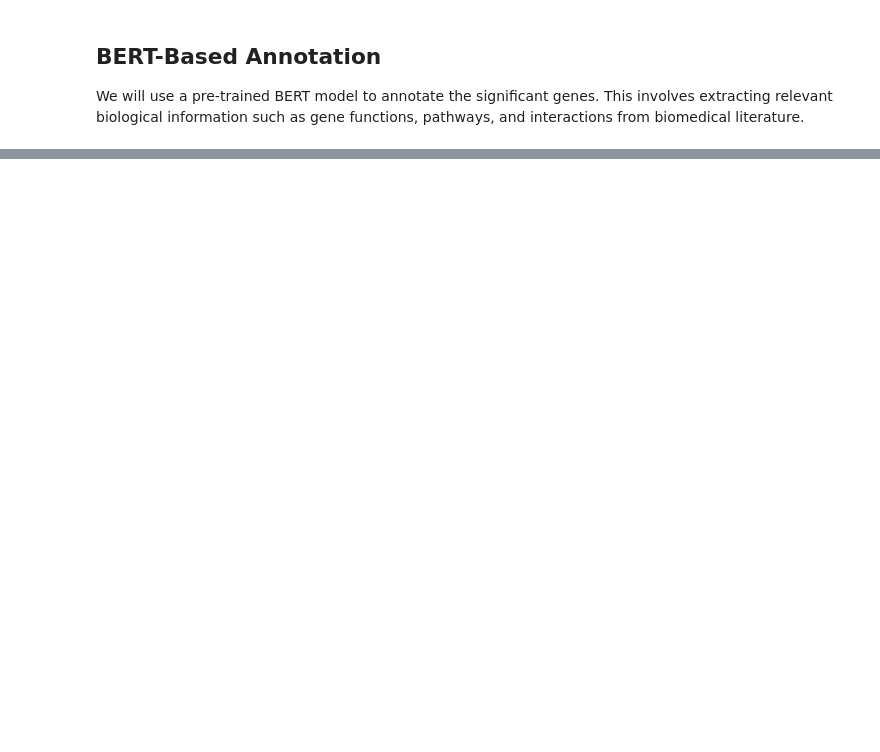
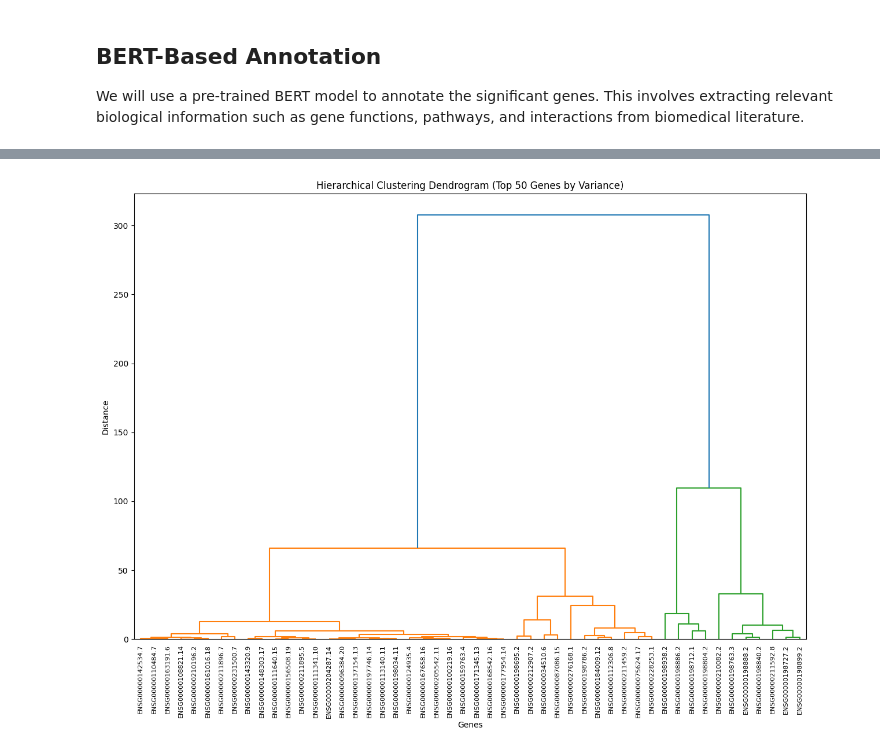
Before and after one commit to christophergaughan/sample-work, a Jupyter notebook: Copy_of_NB_7_GDC_API_BERT.ipynb, the cells around one changed output, grey strips where cells are left out. Cells and saved outputs as stored; diff of their text form; code cells hidden in the pictures; blank space fills up the shorter version.

```diff
--- a/Copy_of_NB_7_GDC_API_BERT.ipynb
+++ b/Copy_of_NB_7_GDC_API_BERT.ipynb
@@ -3266,0 +4074,31 @@ X_train, X_val, y_train, y_val = train_test_split(X, y, test_size=0.2, random_st
+# %%
+import pandas as pd
+import scipy.cluster.hierarchy as sch
+import matplotlib.pyplot as plt
+
+# Load the gene expression data
+file_path = '/content/drive/MyDrive/Colab Notebooks/rna_seq_outliers.csv'
+data = pd.read_csv(file_path)
+
+# Calculate variance for each gene
+variance = data[['PC1', 'PC2']].var(axis=1)
+data['variance'] = variance
+
+# Select top 50 genes by variance
+top_genes = data.nlargest(50, 'variance')
+
+# Prepare the data for clustering
+expression_data = top_genes.set_index('gene_id')[['PC1', 'PC2']]
+
+# Perform hierarchical clustering
+linkage_matrix = sch.linkage(expression_data, method='ward')
+
+# Plot the dendrogram with rotated labels and limited number of genes for better readability
+plt.figure(figsize=(15, 10))
+sch.dendrogram(linkage_matrix, labels=expression_data.index, leaf_rotation=90, leaf_font_size=8)
+plt.title('Hierarchical Clustering Dendrogram (Top 50 Genes by Variance)')
+plt.xlabel('Genes')
+plt.ylabel('Distance')
+plt.show()
+# %% [output]
+[figure, added]
```
Also changed, not shown: parts of 152 cells of this notebook.
